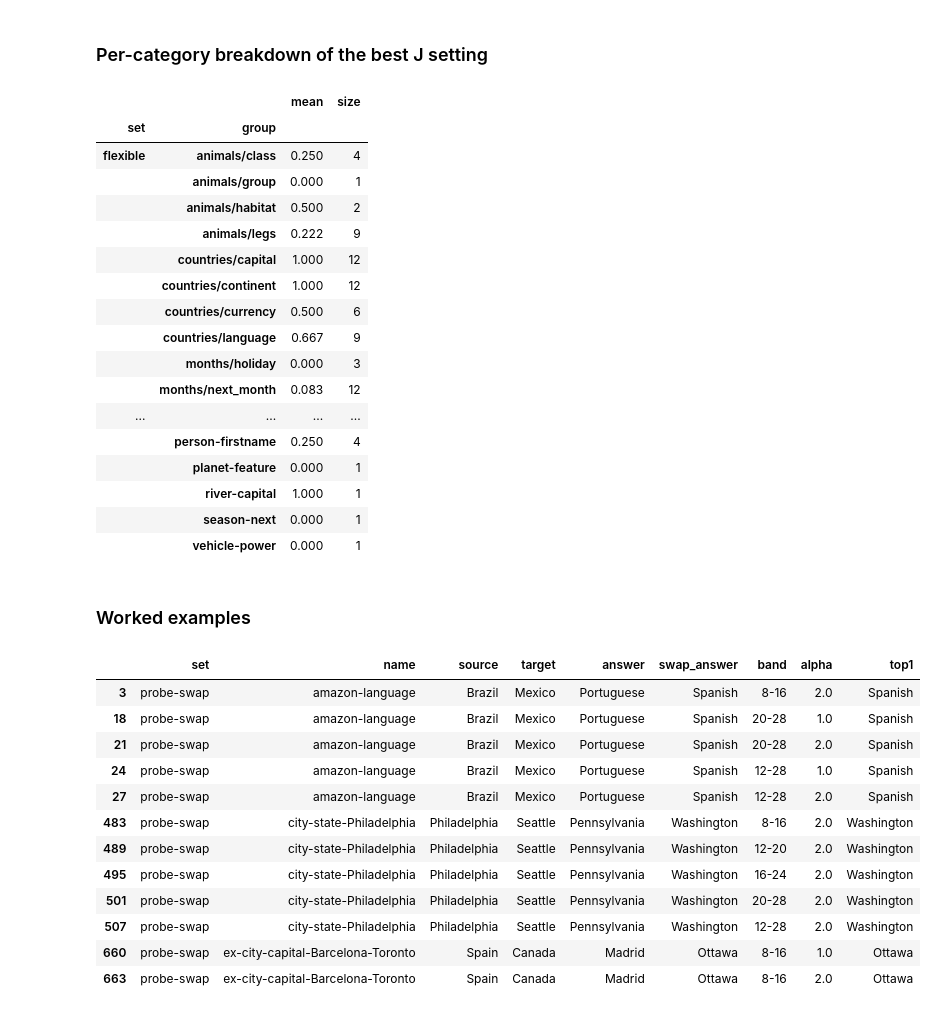
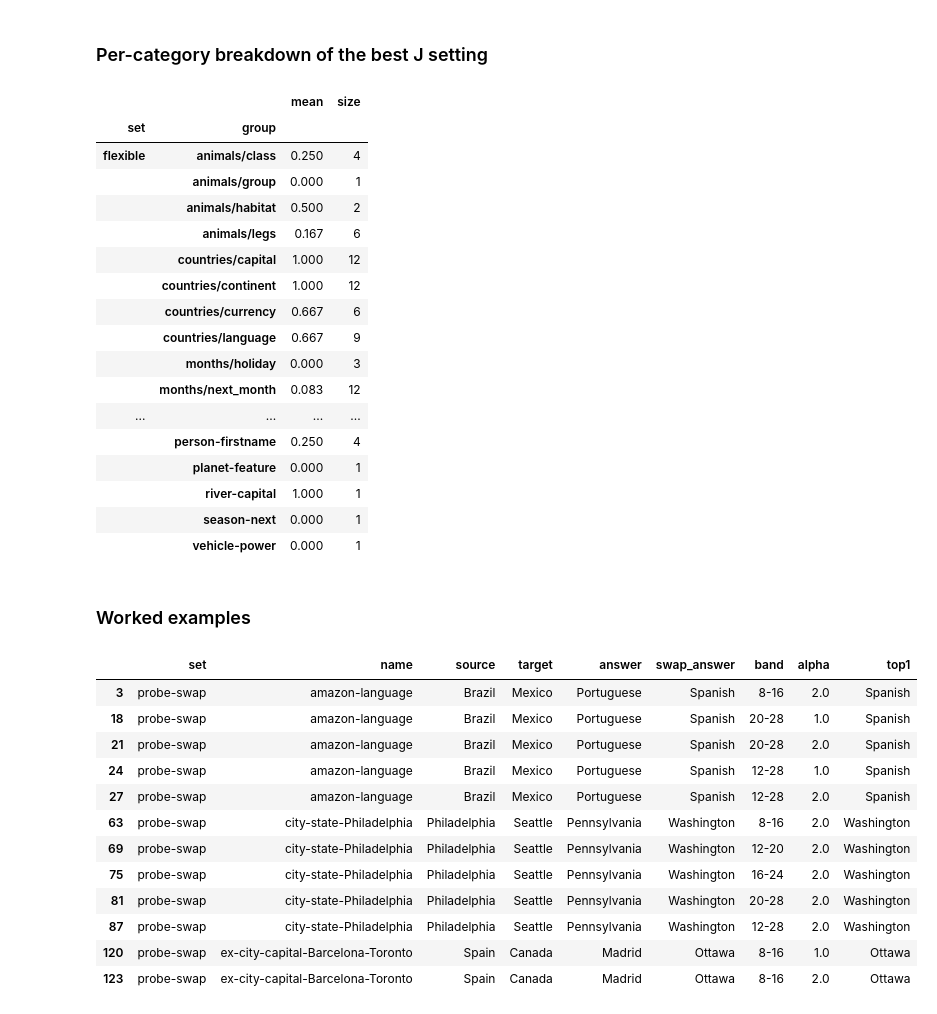
Before and after one commit to ai360-project-school-j-lens/jacobian-lens-gpt2, a Jupyter notebook: notebooks/jacobian_lens_prefitted/concept_swap.ipynb, the cells around one changed output. Drawn from its saved outputs; the diff is of its cells as text; code cells hidden in the pictures.

```diff
--- a/notebooks/jacobian_lens_prefitted/concept_swap.ipynb
+++ b/notebooks/jacobian_lens_prefitted/concept_swap.ipynb
@@ -141,7 +148,8 @@ BANDS, WORKSPACE_LAYERS
 # %% [output]
 (['8-16', '12-20', '16-24', '20-28', '12-28'], [12, 18, 24])
 # %%
-OUT_PATH = RUN_DIR / "swap_trials.csv"
+# Swaps on correctly answered trials only; a new name so an older all-trials cache is not reused.
+OUT_PATH = RUN_DIR / "swap_trials_correct.csv"
 ALPHAS = [1.0, 2.0]
 MODES = ["J", "logit", "random"]
 RUN_INFO = {"model_id": MODEL_ID, "dtype": str(DTYPE), "lens_file": LENS_FILE,
@@ -287,11 +345,10 @@ if OUT_PATH.exists():
 else:
     generator = torch.Generator(device="cpu").manual_seed(0)
     records = []
-    for trial in tqdm(trials.to_dict("records"), desc="trials"):
+    for trial in tqdm(correct_trials.to_dict("records"), desc="trials"):
         input_ids = model.encode(trial["prompt"])
         clean_logits = next_token_scores(input_ids)
         base_rank_swap, _ = scores_of(clean_logits, trial["swap_answer"])
-        _, base_correct = scores_of(clean_logits, trial["answer"])
         clean = record_residuals(model, input_ids, sorted({l for b in BANDS for l in BAND_LAYERS[b]}))
         for band in BANDS:
             layers = BAND_LAYERS[band]
@@ -304,16 +361,14 @@ else:
                     rank_swap, hit = scores_of(logits, trial["swap_answer"])
                     records.append({
                         **{k: trial[k] for k in ("set", "group", "name", "source", "target",
-                                                 "answer", "swap_answer", "scorable")},
+                                                 "answer", "swap_answer")},
                         "band": band, "alpha": alpha, "mode": mode,
-                        "base_correct": base_correct, "base_rank_swap": base_rank_swap,
+                        "base_rank_swap": base_rank_swap,
                         "rank_swap": rank_swap, "success": hit,
                         "top1": tokenizer.decode([int(logits.argmax())]),
                     })
     results = pd.DataFrame(records)
     results.to_csv(OUT_PATH, index=False)
-if "scorable" not in results:  # cache written before the flag existed
-    results = results.merge(trials[["set", "name", "scorable"]], on=["set", "name"], how="left")
 print(len(results), "rows")
 results.head(3)
 # %% [output]
@@ -495,8 +488,8 @@ display(pd.concat(compare).set_index(["subset", "set", "mode"])[["alpha", "band"
 best_j = best[best["mode"].eq("J")].set_index("set")[["alpha", "band"]]
 pieces = []
 for name, row in best_j.iterrows():
-    sub = correct[correct.set.eq(name) & correct["mode"].eq("J")
-                  & correct.alpha.eq(row.alpha) & correct.band.eq(row.band)]
+    sub = results[results.set.eq(name) & results["mode"].eq("J")
+                  & results.alpha.eq(row.alpha) & results.band.eq(row.band)]
     pieces.append(sub.groupby(["set", "group"]).success.agg(["mean", "size"]))
 display(pd.concat(pieces).round(3))
 # %% [output]
@@ -505,10 +498,10 @@ display(pd.concat(pieces).round(3))
 | flexible | animals/class | 0.250 | 4 |
 |  | animals/group | 0.000 | 1 |
 |  | animals/habitat | 0.500 | 2 |
-|  | animals/legs | 0.222 | 9 |
+|  | animals/legs | 0.167 | 6 |
 |  | countries/capital | 1.000 | 12 |
 |  | countries/continent | 1.000 | 12 |
-|  | countries/currency | 0.500 | 6 |
+|  | countries/currency | 0.667 | 6 |
 |  | countries/language | 0.667 | 9 |
 |  | months/holiday | 0.000 | 3 |
 |  | months/next_month | 0.083 | 12 |
@@ -521,23 +514,23 @@ display(pd.concat(pieces).round(3))
 # %% [markdown]
 ### Worked examples
 # %%
-shown = correct[correct["mode"].eq("J") & correct.success]
+shown = results[results["mode"].eq("J") & results.success]
 display(shown.head(12)[["set", "name", "source", "target", "answer", "swap_answer",
                         "band", "alpha", "top1"]])
 # %% [output]
 |  | set | name | source | target | answer | swap_answer | band | alpha | top1 |
 | 3 | probe-swap | amazon-language | Brazil | Mexico | Portuguese | Spanish | 8-16 | 2.0 | Spanish |
 | 18 | probe-swap | amazon-language | Brazil | Mexico | Portuguese | Spanish | 20-28 | 1.0 | Spanish |
 | 21 | probe-swap | amazon-language | Brazil | Mexico | Portuguese | Spanish | 20-28 | 2.0 | Spanish |
 | 24 | probe-swap | amazon-language | Brazil | Mexico | Portuguese | Spanish | 12-28 | 1.0 | Spanish |
 | 27 | probe-swap | amazon-language | Brazil | Mexico | Portuguese | Spanish | 12-28 | 2.0 | Spanish |
-| 483 | probe-swap | city-state-Philadelphia | Philadelphia | Seattle | Pennsylvania | Washington | 8-16 | 2.0 | Washington |
-| 489 | probe-swap | city-state-Philadelphia | Philadelphia | Seattle | Pennsylvania | Washington | 12-20 | 2.0 | Washington |
-| 495 | probe-swap | city-state-Philadelphia | Philadelphia | Seattle | Pennsylvania | Washington | 16-24 | 2.0 | Washington |
-| 501 | probe-swap | city-state-Philadelphia | Philadelphia | Seattle | Pennsylvania | Washington | 20-28 | 2.0 | Washington |
-| 507 | probe-swap | city-state-Philadelphia | Philadelphia | Seattle | Pennsylvania | Washington | 12-28 | 2.0 | Washington |
-| 660 | probe-swap | ex-city-capital-Barcelona-Toronto | Spain | Canada | Madrid | Ottawa | 8-16 | 1.0 | Ottawa |
-| 663 | probe-swap | ex-city-capital-Barcelona-Toronto | Spain | Canada | Madrid | Ottawa | 8-16 | 2.0 | Ottawa |
+| 63 | probe-swap | city-state-Philadelphia | Philadelphia | Seattle | Pennsylvania | Washington | 8-16 | 2.0 | Washington |
+| 69 | probe-swap | city-state-Philadelphia | Philadelphia | Seattle | Pennsylvania | Washington | 12-20 | 2.0 | Washington |
+| 75 | probe-swap | city-state-Philadelphia | Philadelphia | Seattle | Pennsylvania | Washington | 16-24 | 2.0 | Washington |
+| 81 | probe-swap | city-state-Philadelphia | Philadelphia | Seattle | Pennsylvania | Washington | 20-28 | 2.0 | Washington |
+| 87 | probe-swap | city-state-Philadelphia | Philadelphia | Seattle | Pennsylvania | Washington | 12-28 | 2.0 | Washington |
+| 120 | probe-swap | ex-city-capital-Barcelona-Toronto | Spain | Canada | Madrid | Ottawa | 8-16 | 1.0 | Ottawa |
+| 123 | probe-swap | ex-city-capital-Barcelona-Toronto | Spain | Canada | Madrid | Ottawa | 8-16 | 2.0 | Ottawa |
 # %% [markdown]
 ## 4. Conclusions
 
```
Also changed, not shown: parts of 21 cells of this notebook, 1 other file.
